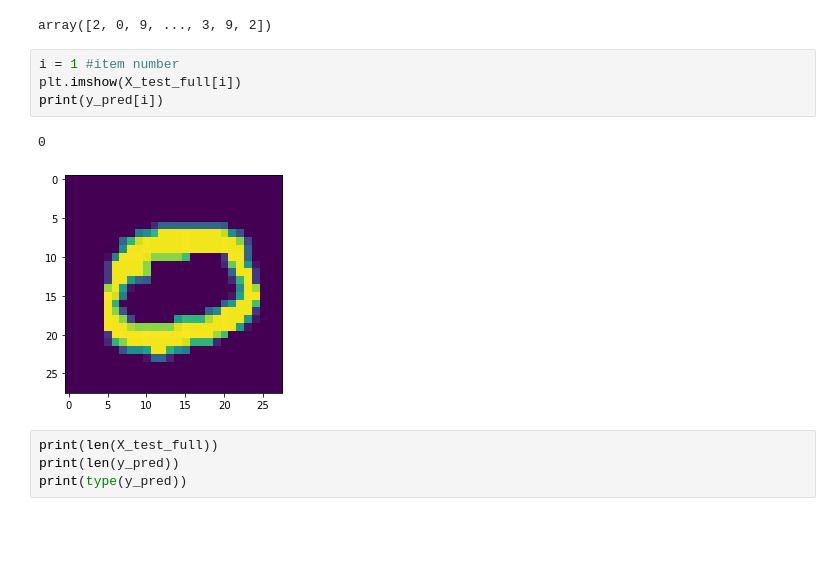
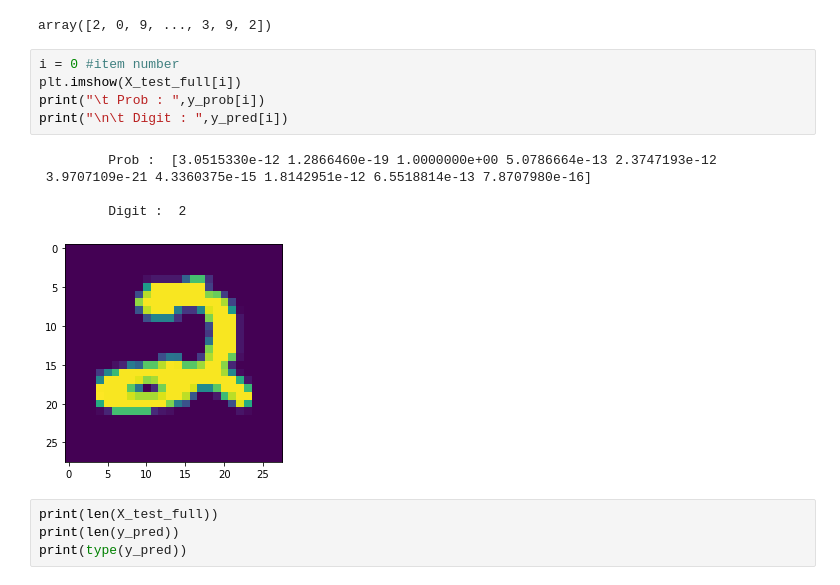
Before and after one commit to RizwanaShaikh/Digit-Recognizer, a Jupyter notebook: Digit_Recogn.ipynb, the cells around one changed output. Cells and saved outputs as stored; diff of their text form; blank space fills up the shorter version.

```diff
--- a/Digit_Recogn.ipynb
+++ b/Digit_Recogn.ipynb
@@ -185,12 +185,16 @@ Instructions for updating:
 Please use instead:* `np.argmax(model.predict(x), axis=-1)`,   if your model does multi-class classification   (e.g. if it uses a `softmax` last-layer activation).* `(model.predict(x) > 0.5).astype("i ...
 array([2, 0, 9, ..., 3, 9, 2])
 # %%
-i = 1 #item number
+i = 0 #item number
 plt.imshow(X_test_full[i])
-print(y_pred[i])
+print("\t Prob : ",y_prob[i])
+print("\n\t Digit : ",y_pred[i])
 # %% [output]
-0
+         Prob :  [3.0515330e-12 1.2866460e-19 1.0000000e+00 5.0786664e-13 2.3747193e-12
+ 3.9707109e-21 4.3360375e-15 1.8142951e-12 6.5518814e-13 7.8707980e-16]
+
+         Digit :  2
-[figure, old version]
+[figure, new version]
 # %%
 print(len(X_test_full))
 print(len(y_pred))
```
Also changed, not shown: parts of 2 cells of this notebook.
